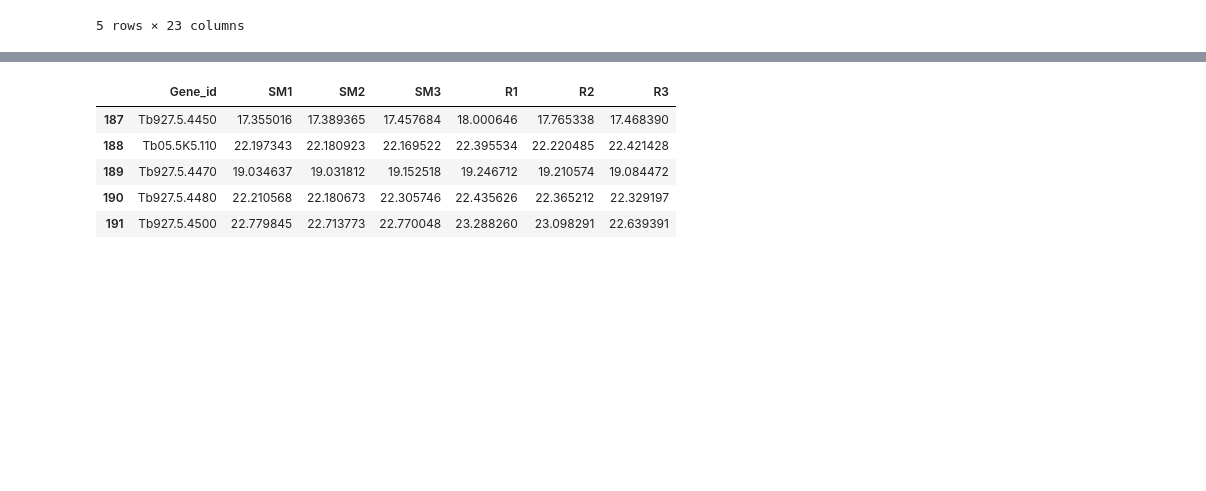
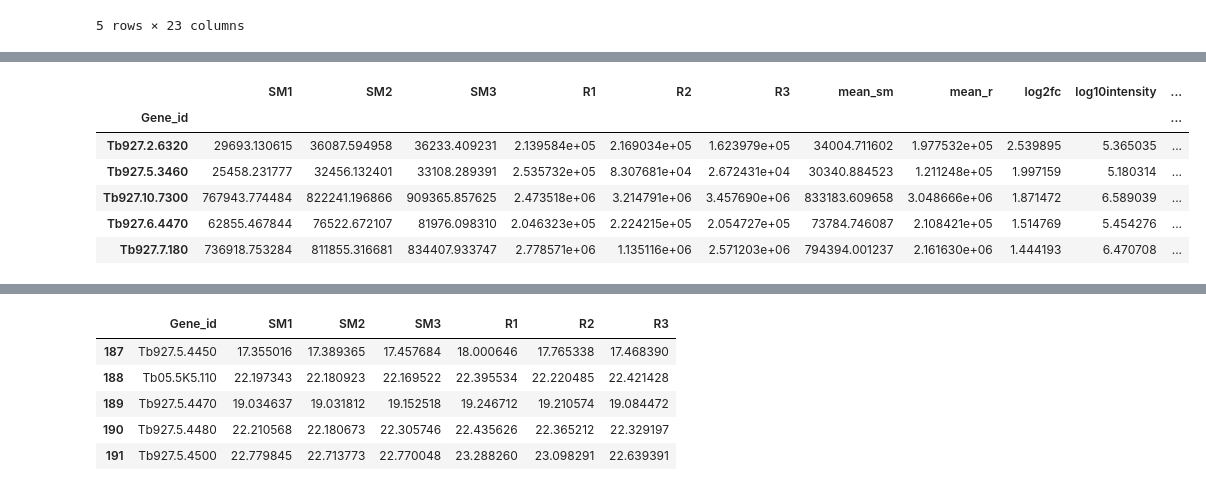
Before and after one commit to mtinti/lucia_tmt_compound_x_data, a Jupyter notebook: analysis_def.ipynb, the cells around one changed output, grey strips where cells are left out. Cells and saved outputs as stored; diff of their text form; code cells hidden in the pictures; blank space fills up the shorter version.

```diff
--- a/analysis_def.ipynb
+++ b/analysis_def.ipynb
@@ -234,6 +245,15 @@ polys_res.head()
 # %%
-temp = norm_selection.drop(['q_log10intensity','limit_1','limit_2'],axis=1).sort_values(
-'log2fc',ascending=False)#.to_csv('Lucia_new.csv')
+temp=temp.join(df[['Gene_id','desc']])
 temp = temp.set_index('Gene_id').join(polys_res.set_index('V1')[['FDR PolySTest C2 vs C1']])
 temp.columns = list(temp.columns)[0:-1]+['FDR']
 temp.to_csv('Lucia_new.csv')
+# %%
+temp.head()
+# %% [output]
+|  | SM1 | SM2 | SM3 | R1 | R2 | R3 | mean_sm | mean_r | log2fc | log10intensity | ... |
+| Gene_id |  |  |  |  |  |  |  |  |  |  | ... |
+| Tb927.2.6320 | 29693.130615 | 36087.594958 | 36233.409231 | 2.139584e+05 | 2.169034e+05 | 1.623979e+05 | 34004.711602 | 1.977532e+05 | 2.539895 | 5.365035 | ... |
+| Tb927.5.3460 | 25458.231777 | 32456.132401 | 33108.289391 | 2.535732e+05 | 8.307681e+04 | 2.672431e+04 | 30340.884523 | 1.211248e+05 | 1.997159 | 5.180314 | ... |
+| Tb927.10.7300 | 767943.774484 | 822241.196866 | 909365.857625 | 2.473518e+06 | 3.214791e+06 | 3.457690e+06 | 833183.609658 | 3.048666e+06 | 1.871472 | 6.589039 | ... |
+| Tb927.6.4470 | 62855.467844 | 76522.672107 | 81976.098310 | 2.046323e+05 | 2.224215e+05 | 2.054727e+05 | 73784.746087 | 2.108421e+05 | 1.514769 | 5.454276 | ... |
+| Tb927.7.180 | 736918.753284 | 811855.316681 | 834407.933747 | 2.778571e+06 | 1.135116e+06 | 2.571203e+06 | 794394.001237 | 2.161630e+06 | 1.444193 | 6.470708 | ... |
```
Also changed, not shown: parts of 12 cells of this notebook, 3 other files.
